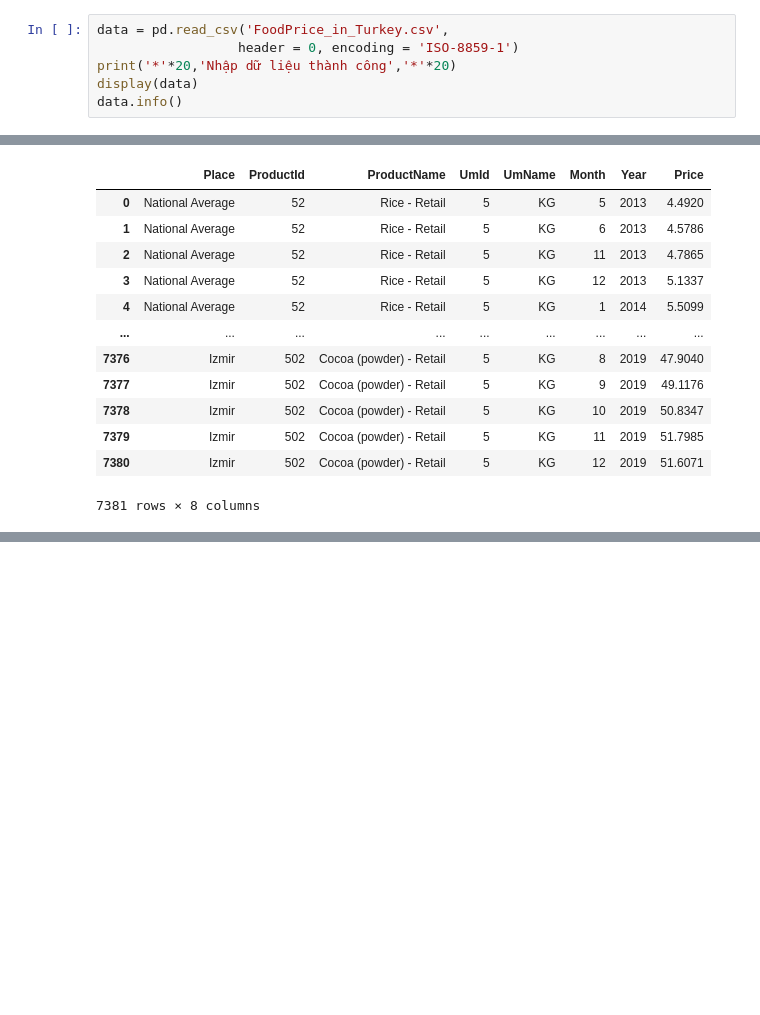
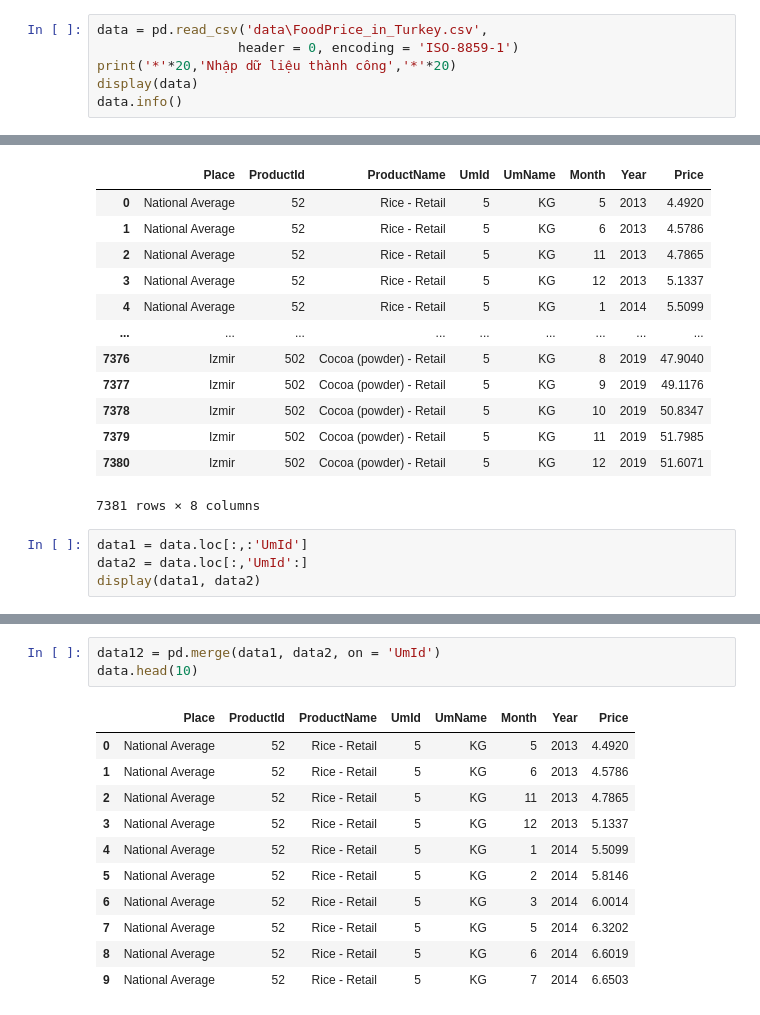
Before and after one commit to Doragon510/Data-Analyst, a Jupyter notebook: DA - Pandas.ipynb, the cells around one changed output, grey strips where cells are left out. Cells and saved outputs as stored; diff of their text form; blank space fills up the shorter version.

```diff
--- a/DA - Pandas.ipynb
+++ b/DA - Pandas.ipynb
@@ -51,7 +51,7 @@ seri2
 4    68
 dtype: int32
 # %%
-data = pd.read_csv('FoodPrice_in_Turkey.csv',
+data = pd.read_csv('data\FoodPrice_in_Turkey.csv',
                   header = 0, encoding = 'ISO-8859-1')
 print('*'*20,'Nhập dữ liệu thành công','*'*20)
 display(data)
@@ -624,3 +624,7 @@ display(data121)
 | 7379 | Izmir | 502 | Cocoa (powder) - Retail | 5 | KG | 11 | 2019 | 51.7985 |
 | 7380 | Izmir | 502 | Cocoa (powder) - Retail | 5 | KG | 12 | 2019 | 51.6071 |
 7381 rows × 8 columns
+# %%
+data1 = data.loc[:,:'UmId']
+data2 = data.loc[:,'UmId':]
+display(data1, data2)
@@ -626,0 +658,15 @@ display(data121)
+# %%
+data12 = pd.merge(data1, data2, on = 'UmId')
+data.head(10)
+# %% [output]
+|  | Place | ProductId | ProductName | UmId | UmName | Month | Year | Price |
+| 0 | National Average | 52 | Rice - Retail | 5 | KG | 5 | 2013 | 4.4920 |
+| 1 | National Average | 52 | Rice - Retail | 5 | KG | 6 | 2013 | 4.5786 |
+| 2 | National Average | 52 | Rice - Retail | 5 | KG | 11 | 2013 | 4.7865 |
+| 3 | National Average | 52 | Rice - Retail | 5 | KG | 12 | 2013 | 5.1337 |
+| 4 | National Average | 52 | Rice - Retail | 5 | KG | 1 | 2014 | 5.5099 |
+| 5 | National Average | 52 | Rice - Retail | 5 | KG | 2 | 2014 | 5.8146 |
+| 6 | National Average | 52 | Rice - Retail | 5 | KG | 3 | 2014 | 6.0014 |
+| 7 | National Average | 52 | Rice - Retail | 5 | KG | 5 | 2014 | 6.3202 |
+| 8 | National Average | 52 | Rice - Retail | 5 | KG | 6 | 2014 | 6.6019 |
+| 9 | National Average | 52 | Rice - Retail | 5 | KG | 7 | 2014 | 6.6503 |
```
Also changed, not shown: parts of 2 cells of this notebook, 39 other files.
